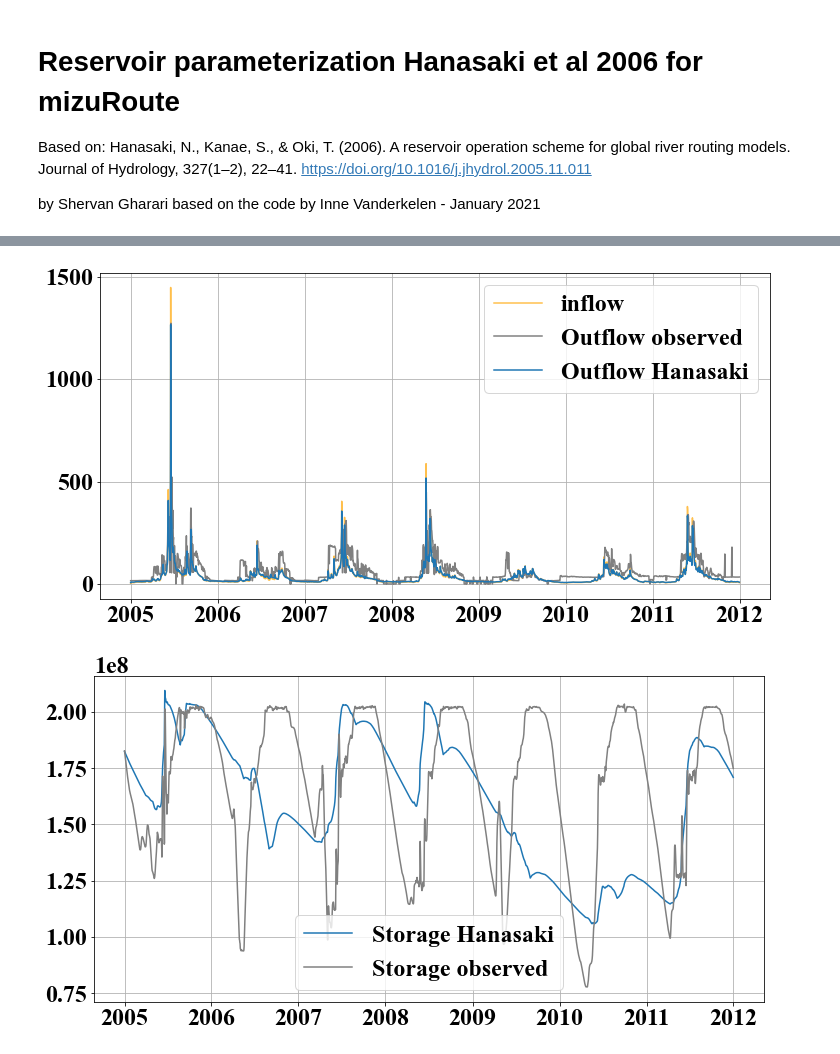
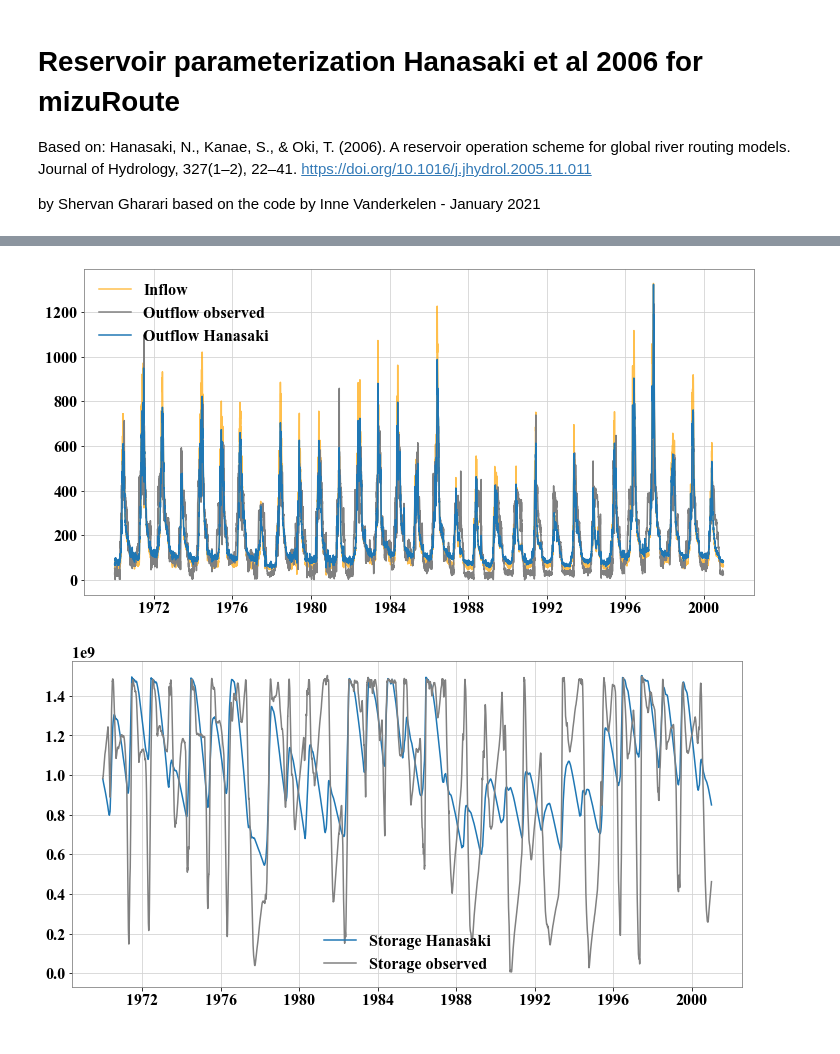
Before and after one commit to ShervanGharari/lake_models_python, a Jupyter notebook: Hanasaki/Hanasaki_Shervan.ipynb, the cells around one changed output, grey strips where cells are left out. Drawn from its saved outputs; the diff is of its cells as text; code cells hidden in the pictures.

```diff
--- a/Hanasaki/Hanasaki_Shervan.ipynb
+++ b/Hanasaki/Hanasaki_Shervan.ipynb
@@ -173,7 +171,7 @@ metadata = pd.read_csv('observations/reservoirs_metadata.csv')
 metadata.index = metadata['name']
 
 # select reservoir name
-reservoir_name = 'Dickson' # possible to replace by: Dickson, Bhumiboi, Waterton, Glen_canyon, Palisades, Tribity, Semione, Sirikit
+reservoir_name = 'Palisades' # possible to replace by: Dickson, Bhumiboi, Waterton, Glen_canyon, Palisades, Tribity, Semione, Sirikit
 purpose = metadata.loc[reservoir_name].purpose
 max_storage = metadata.loc[reservoir_name].capacity_mcm*10**6 # MCM to 10**6 CM
 
@@ -184,12 +182,15 @@ df.index = pd.to_datetime(df.timed)
 outflow_obs = df['outflow']
 storage_obs = df['stoobs']
 inflow = df['inflow']
-df['demand'] = 0 # dmenad is set to zero for now
+df['demand'] = 0 # demand is set to zero for now
 
 # simulate Hanasaki per time step
 
 # initial parameters:
-Par_flag_purpose = True # porpouse of the lake, True if irrigation
+if purpose == 'irrigation':
+        Par_flag_purpose = True # porpouse of the lake, True if irrigation
+else:
+        Par_flag_purpose = False # porpouse of the lake, True if irrigation
 Par_Smax = max_storage # maximume storage of the reservoir
 # inflow
 Par_I_month = np.array([9, 9,10,18.64,58,132,59,41,42,27,12,10]) # inflow 12 timesteps for each month starting from january
@@ -198,13 +199,19 @@ Par_flag_I = False # flag telling to move to simulated inflow by mizuRoute
 Par_Mem_I = 5 # years
 # demand
 #Par_D_month = np.array([0,0,0,0,0,0,0,0,0,0,0,0,]) # demand 12 timesteps for each month starting from january
-Par_D_month = np.array([0,0,0,0,20,20,50,50,0,0,0,0,]) # demand 12 timesteps for each month starting from january
-Par_flag_D = False # flag telling to move to the provided demand from outside of mizuRoute
+Par_D_month = np.array([0,0,0,50,50,50,50,50,0,0,0,0,]) # demand 12 timesteps for each month starting from january
+if reservoir_name == "Bhumiboi":
+    Par_D_month = np.array([0,150,200,250,200,75,50,50,20,0,30,0]) # estimated demand
+elif reservoir_name == "Waterton":
+    Par_D_month = np.array([0,0,0,50,50,50,50,50,0,0,0,0,]) # estimated demand (to test demand > inflow * erf)
+
+    Par_flag_D = False # flag telling to move to the provided demand from outside of mizuRoute
 Par_Mem_D = 5 # years
 # parameters/coefficient
 Par_alpha = 0.85 # storage activity
 Par_envfact = 0.9 # Environmetal flow requirement
-Par_release_ini = storage_obs[10*30]/(Par_alpha*Par_Smax) # inital value assuming the storage of the first time step
+Par_release_ini = storage_obs[0]/(Par_alpha*Par_Smax) # inital value assuming the storage of the first time step
+# IV: is there a reason you originally took storage_obs[10*30] instead of [0] to calculate Par_release_ini?
 Par_C1 = 0.1 # Coefficient 1
 Par_C2 = 0.9 # coefficient 2
 Par_power = 2 # power
@@ -278,23 +303,22 @@ for date in df.index: # loop over the time period
 # %%
 import matplotlib
 font = {'family' : 'Times New Roman',
          'weight' : 'bold',
          'size'   : 24}
 matplotlib.rc('font', **font)
 
-
 df ['outflow_modelled'] = O_time_series
 
 fig, axs = plt.subplots(1,1,figsize=(12,6))
 
-plt.plot(inflow, label='inflow', color='orange', alpha = 0.7)
+plt.plot(inflow,  color='orange', alpha = 0.7, label='Inflow',)
 plt.plot(df.outflow, color='gray', label = "Outflow observed")
 plt.plot(df.outflow_modelled, label = "Outflow Hanasaki")
 
 plt.legend()
 plt.grid()
 # %% [output]
-[figure, old version]
+[figure, new version]
 # %%
 df ['S_modelled'] = S_time_series
 
@@ -305,4 +329,4 @@ plt.plot(df.stoobs, color='gray', label = "Storage observed")
 plt.legend()
 plt.grid()
 # %% [output]
-[figure, old version]
+[figure, new version]
```
Also changed, not shown: parts of 5 cells of this notebook.
